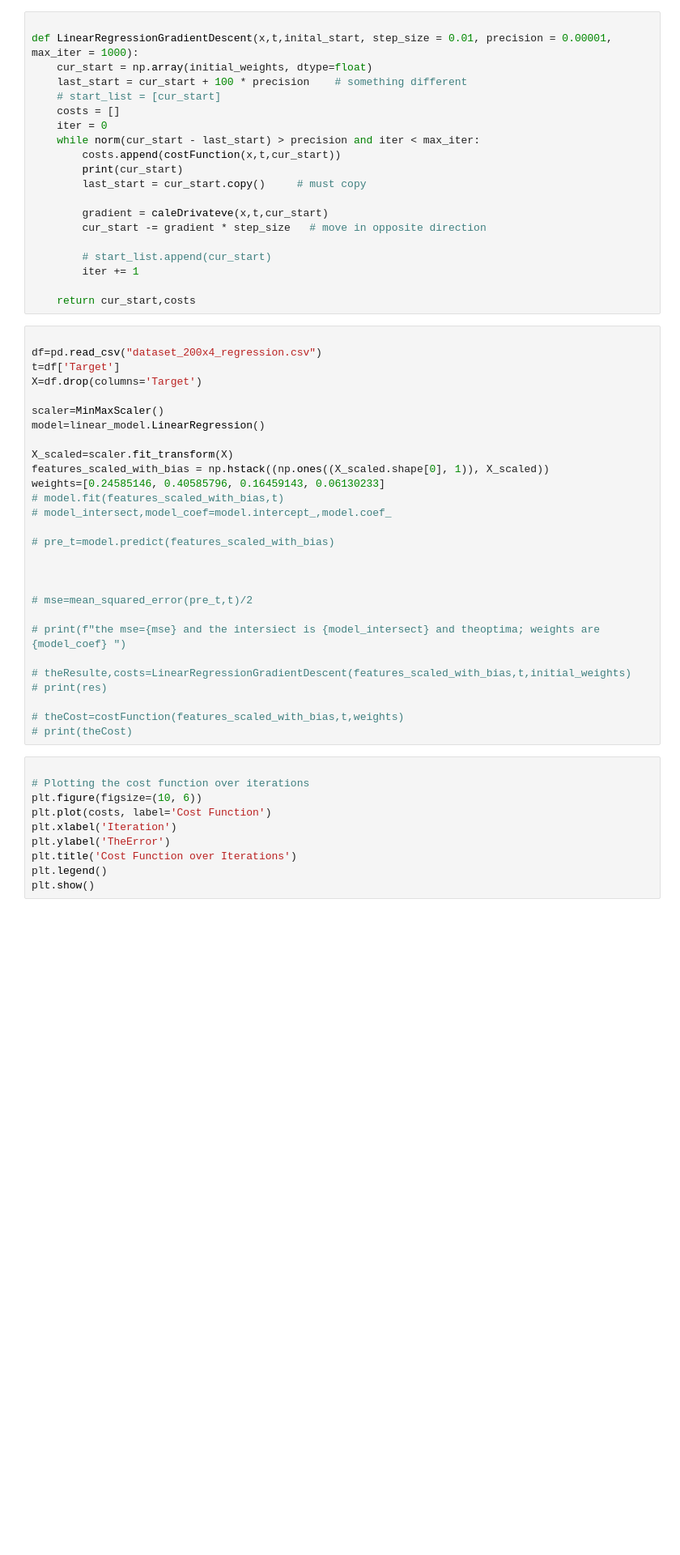
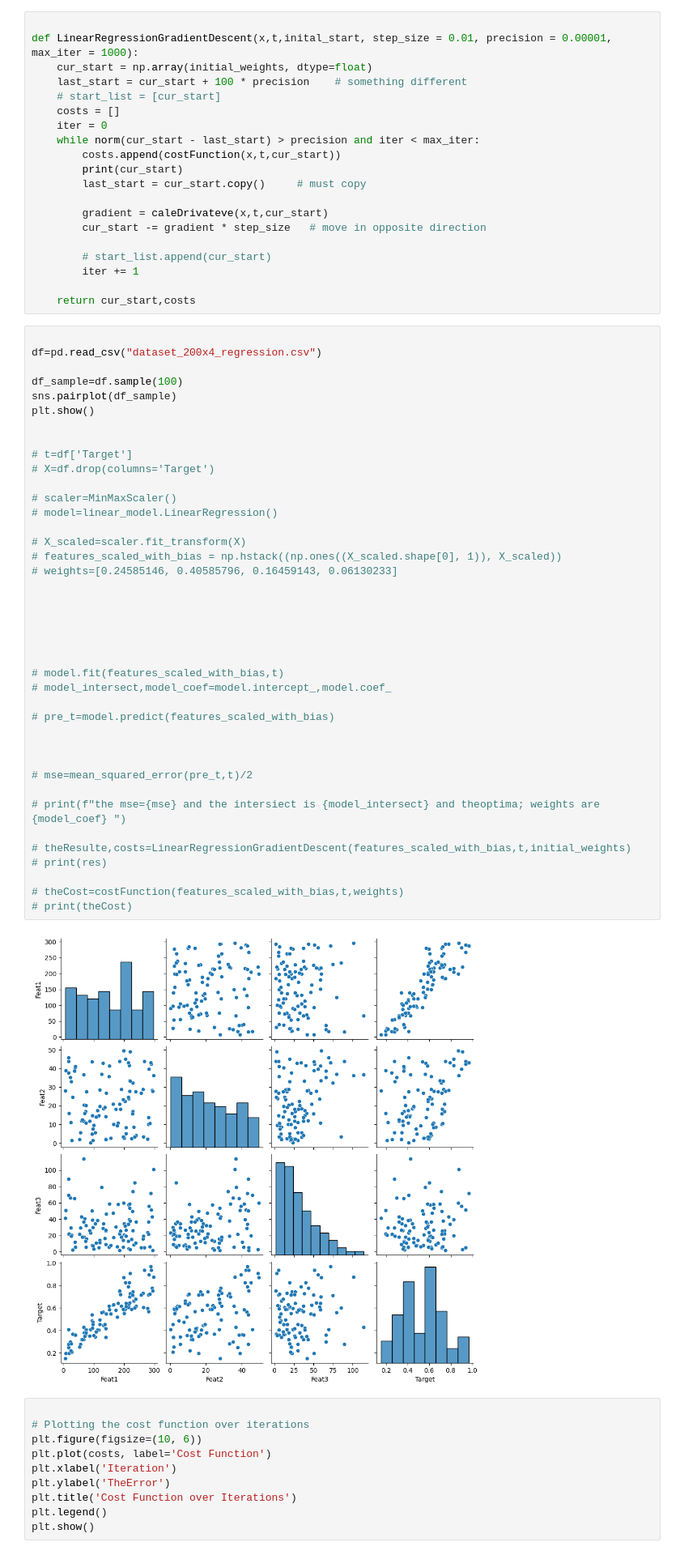
Before and after one commit to ZiadMostafaGit/Machine-Learning, a Jupyter notebook: slides/03 Linear Regression/HomeWorkAnswers/linearRegression.ipynb, the cells around one changed output. Shown at 81% size. Saved outputs shown, nothing was run; the diff lists cells and outputs as text; blank space fills up the shorter version.

```diff
--- a/slides/03 Linear Regression/HomeWorkAnswers/linearRegression.ipynb
+++ b/slides/03 Linear Regression/HomeWorkAnswers/linearRegression.ipynb
@@ -65,31 +67,45 @@ def LinearRegressionGradientDescent(x,t,inital_start, step_size = 0.01, precisio
 # %%
 
 df=pd.read_csv("dataset_200x4_regression.csv")
-t=df['Target']
-X=df.drop(columns='Target')
 
-scaler=MinMaxScaler()
-model=linear_model.LinearRegression()
+df_sample=df.sample(100)
+sns.pairplot(df_sample)
+plt.show()
 
-X_scaled=scaler.fit_transform(X)
-features_scaled_with_bias = np.hstack((np.ones((X_scaled.shape[0], 1)), X_scaled))
-weights=[0.24585146, 0.40585796, 0.16459143, 0.06130233]
+
+# t=df['Target']
+# X=df.drop(columns='Target')
+
+# scaler=MinMaxScaler()
+# model=linear_model.LinearRegression()
+
+# X_scaled=scaler.fit_transform(X)
+# features_scaled_with_bias = np.hstack((np.ones((X_scaled.shape[0], 1)), X_scaled))
+# weights=[0.24585146, 0.40585796, 0.16459143, 0.06130233]
+
+
+
+
+
+
 # model.fit(features_scaled_with_bias,t)
 # model_intersect,model_coef=model.intercept_,model.coef_
 
 # pre_t=model.predict(features_scaled_with_bias)
 
 
 
 # mse=mean_squared_error(pre_t,t)/2
 
 # print(f"the mse={mse} and the intersiect is {model_intersect} and theoptima; weights are {model_coef} ")
 
 # theResulte,costs=LinearRegressionGradientDescent(features_scaled_with_bias,t,initial_weights)
 # print(res)
 
 # theCost=costFunction(features_scaled_with_bias,t,weights)
 # print(theCost)
+# %% [output]
+[figure, added]
 # %%
 
 # Plotting the cost function over iterations
```
Also changed, not shown: parts of 1 cell of this notebook, 4 other files.
